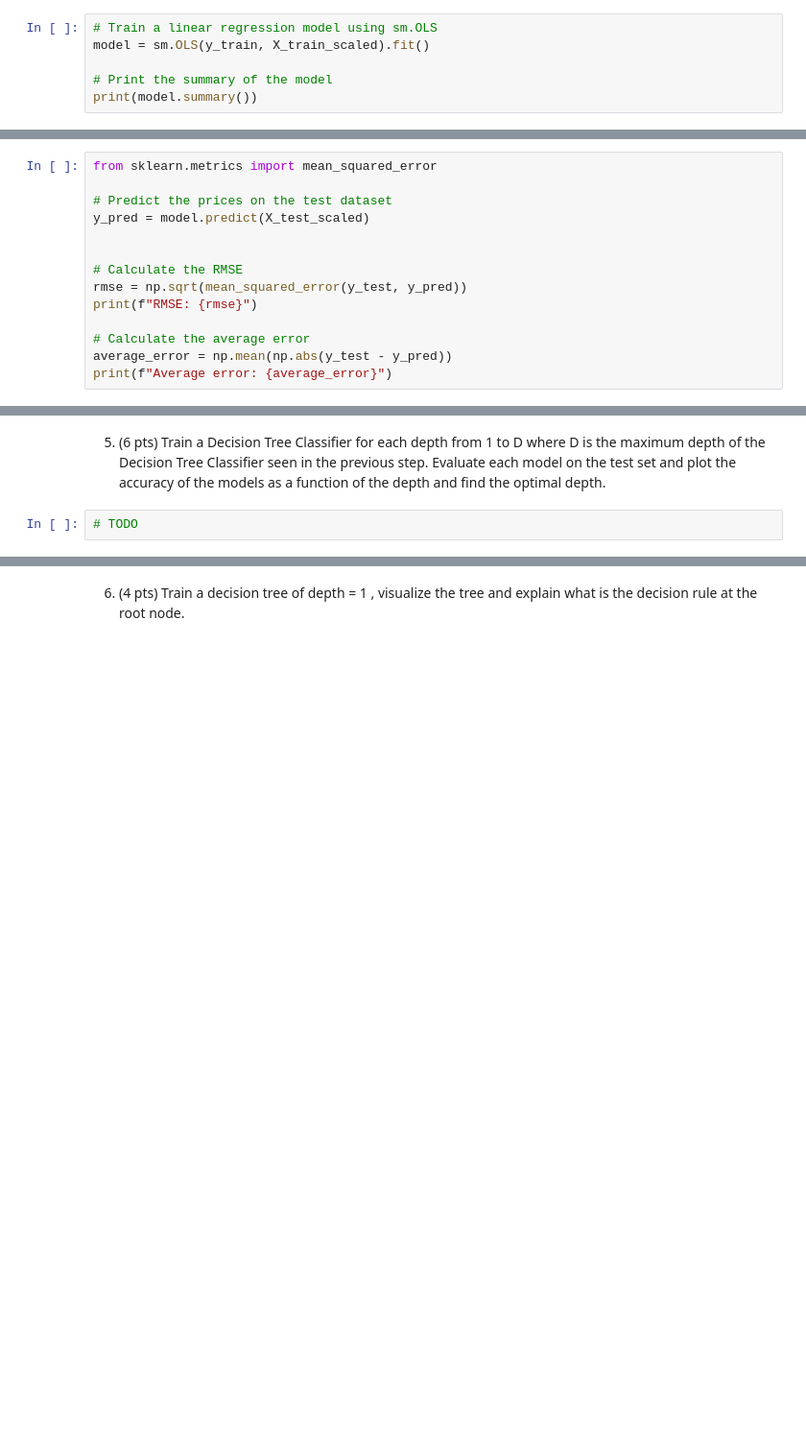
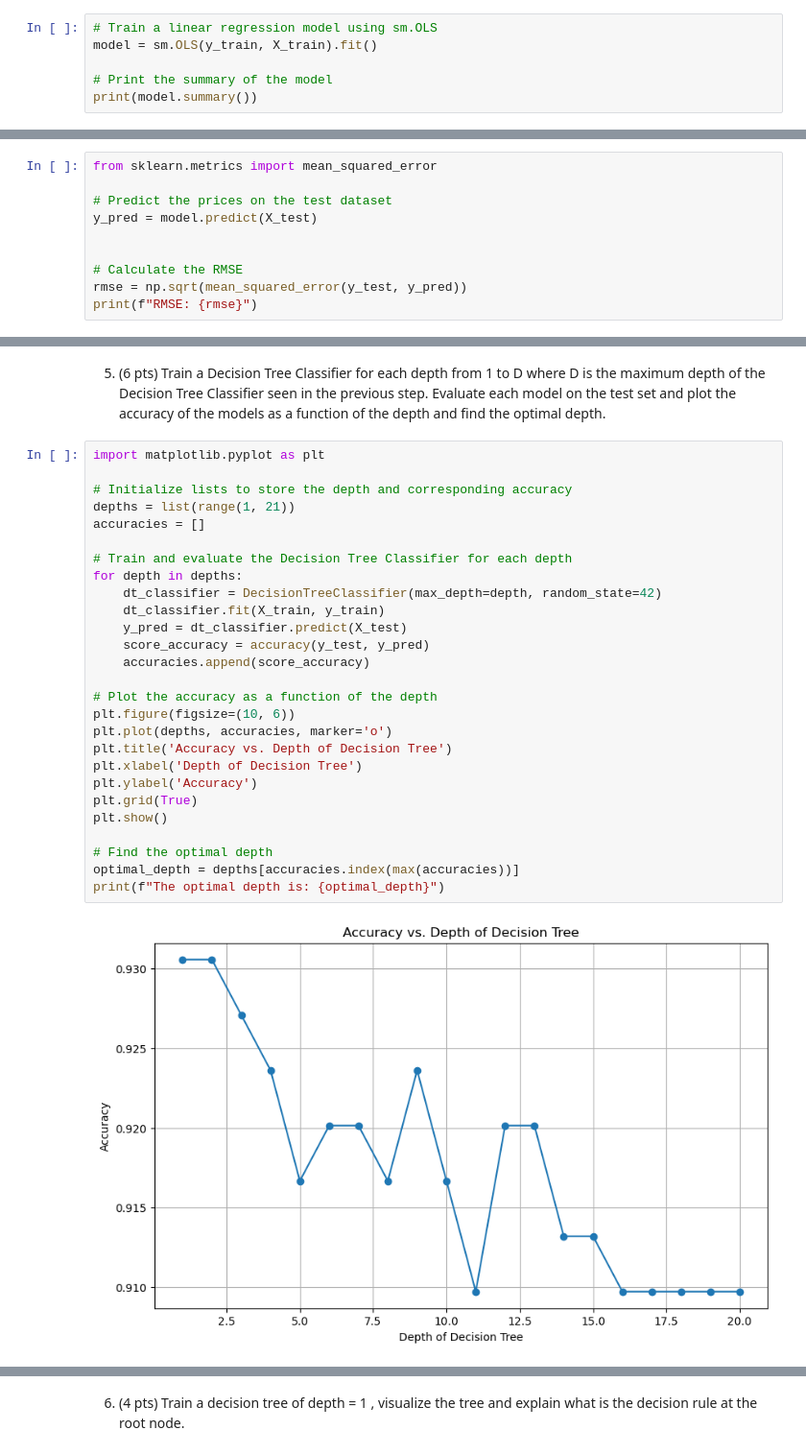
Before and after one commit to Thierrix/2024, a Jupyter notebook: Homework/02_PROJECT_CAR_SALES/2024-HW2.ipynb, the cells around one changed output, grey strips where cells are left out. Shown: that part at 96% size. Saved outputs shown, nothing was run; the diff lists cells and outputs as text; blank space fills up the shorter version.

```diff
--- a/Homework/02_PROJECT_CAR_SALES/2024-HW2.ipynb
+++ b/Homework/02_PROJECT_CAR_SALES/2024-HW2.ipynb
@@ -598,7 +655,7 @@ To train and evaluate a linear regression model using the `statsmodels` library,
 1. (2 pts) Train a linear regression model on the training dataset using `sm.OLS` from `statsmodels`, print the summary of the model using `model.summary()`.
 # %%
 # Train a linear regression model using sm.OLS
-model = sm.OLS(y_train, X_train_scaled).fit()
+model = sm.OLS(y_train, X_train).fit()
 
 # Print the summary of the model
 print(model.summary())
@@ -628,14 +685,10 @@ strong multicollinearity problems or that the design matrix is singular.
 from sklearn.metrics import mean_squared_error
 
 # Predict the prices on the test dataset
-y_pred = model.predict(X_test_scaled)
+y_pred = model.predict(X_test)
 
 
 # Calculate the RMSE
 rmse = np.sqrt(mean_squared_error(y_test, y_pred))
 print(f"RMSE: {rmse}")
-
-# Calculate the average error
-average_error = np.mean(np.abs(y_test - y_pred))
-print(f"Average error: {average_error}")
 # %% [output]
@@ -800,4 +1133,31 @@ Follow these steps to complete the task:
 # %% [markdown]
 5. (6 pts) Train a Decision Tree Classifier for each depth from 1 to D where D is the maximum depth of the Decision Tree Classifier seen in the previous step. Evaluate each model on the test set and plot the accuracy of the models as a function of the depth and find the optimal depth.
 # %%
-# TODO
+import matplotlib.pyplot as plt
+
+# Initialize lists to store the depth and corresponding accuracy
+depths = list(range(1, 21))
+accuracies = []
+
+# Train and evaluate the Decision Tree Classifier for each depth
+for depth in depths:
+    dt_classifier = DecisionTreeClassifier(max_depth=depth, random_state=42)
+    dt_classifier.fit(X_train, y_train)
+    y_pred = dt_classifier.predict(X_test)
+    score_accuracy = accuracy(y_test, y_pred)
+    accuracies.append(score_accuracy)
+
+# Plot the accuracy as a function of the depth
+plt.figure(figsize=(10, 6))
+plt.plot(depths, accuracies, marker='o')
+plt.title('Accuracy vs. Depth of Decision Tree')
+plt.xlabel('Depth of Decision Tree')
+plt.ylabel('Accuracy')
+plt.grid(True)
+plt.show()
+
+# Find the optimal depth
+optimal_depth = depths[accuracies.index(max(accuracies))]
+print(f"The optimal depth is: {optimal_depth}")
+# %% [output]
+[figure, added]
```
Also changed, not shown: parts of 47 cells of this notebook, 1 other file.
